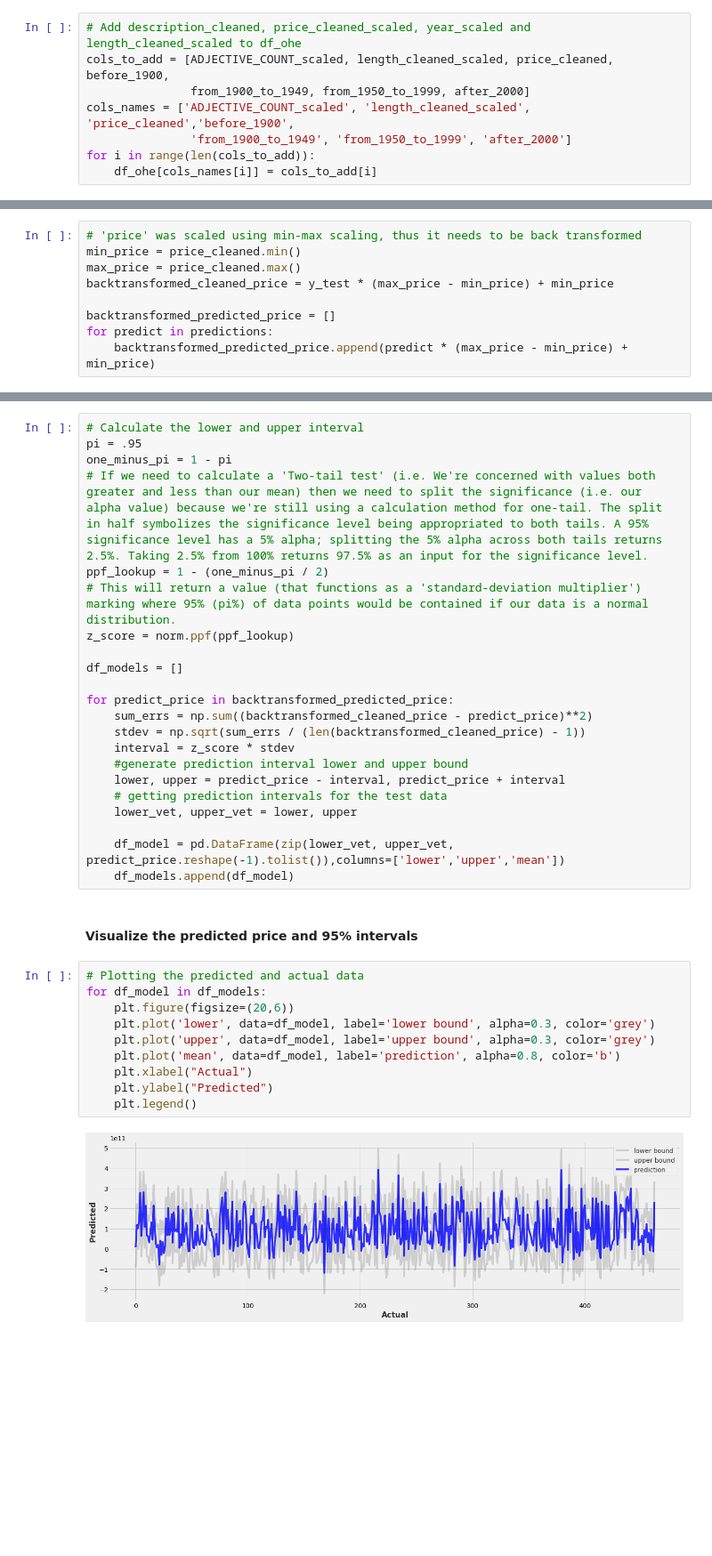
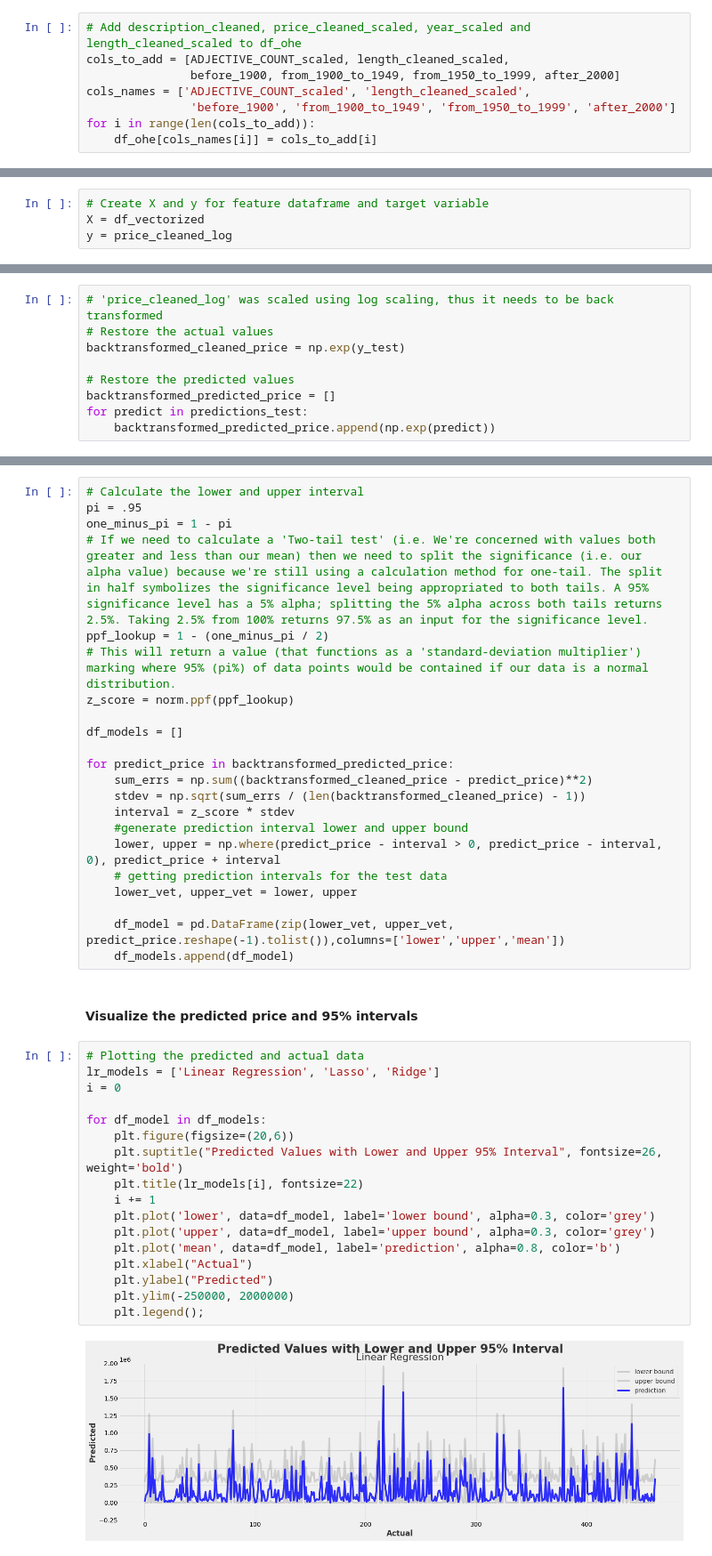
Before and after one commit to momogure/1_predict_ship_price, a Jupyter notebook: ship_price_prediction.ipynb, the cells around one changed output, grey strips where cells are left out. Shown at 89% size. Drawn from its saved outputs; the diff is of its cells as text; blank space fills up the shorter version.

```diff
--- a/ship_price_prediction.ipynb
+++ b/ship_price_prediction.ipynb
@@ -725,9 +789,9 @@ df_ohe.drop(' before_1900', axis=1, inplace=True)
 # %%
 # Add description_cleaned, price_cleaned_scaled, year_scaled and length_cleaned_scaled to df_ohe
-cols_to_add = [ADJECTIVE_COUNT_scaled, length_cleaned_scaled, price_cleaned, before_1900,
-               from_1900_to_1949, from_1950_to_1999, after_2000]
-cols_names = ['ADJECTIVE_COUNT_scaled', 'length_cleaned_scaled', 'price_cleaned','before_1900',
-               'from_1900_to_1949', 'from_1950_to_1999', 'after_2000']
+cols_to_add = [ADJECTIVE_COUNT_scaled, length_cleaned_scaled,
+               before_1900, from_1900_to_1949, from_1950_to_1999, after_2000]
+cols_names = ['ADJECTIVE_COUNT_scaled', 'length_cleaned_scaled',
+               'before_1900', 'from_1900_to_1949', 'from_1950_to_1999', 'after_2000']
 for i in range(len(cols_to_add)):
     df_ohe[cols_names[i]] = cols_to_add[i]
 # %%
@@ -815,3 +877,7 @@ y = df_vectorized['price_cleaned']
+# %%
+# Create X and y for feature dataframe and target variable
+X = df_vectorized
+y = price_cleaned_log
 # %%
 # Split the data into train and test datasets
 X_train, X_test, y_train, y_test = train_test_split(X, y, random_state=123)
@@ -925,14 +1019,14 @@ from scipy.stats import norm
 # %% [markdown]
 #### Back transform scaled price
 # %%
-# 'price' was scaled using min-max scaling, thus it needs to be back transformed
-min_price = price_cleaned.min()
-max_price = price_cleaned.max()
-backtransformed_cleaned_price = y_test * (max_price - min_price) + min_price
+# 'price_cleaned_log' was scaled using log scaling, thus it needs to be back transformed
+# Restore the actual values
+backtransformed_cleaned_price = np.exp(y_test)
 
+# Restore the predicted values
 backtransformed_predicted_price = []
-for predict in predictions:
-    backtransformed_predicted_price.append(predict * (max_price - min_price) + min_price)
+for predict in predictions_test:
+    backtransformed_predicted_price.append(np.exp(predict))
 # %% [markdown]
 #### Calculate lower and upper boundary of 95% confidence interval
 # %%
@@ -951,7 +1045,7 @@ for predict_price in backtransformed_predicted_price:
     stdev = np.sqrt(sum_errs / (len(backtransformed_cleaned_price) - 1))
     interval = z_score * stdev
     #generate prediction interval lower and upper bound
-    lower, upper = predict_price - interval, predict_price + interval
+    lower, upper = np.where(predict_price - interval > 0, predict_price - interval, 0), predict_price + interval
     # getting prediction intervals for the test data
     lower_vet, upper_vet = lower, upper
 
@@ -961,13 +1055,20 @@ for predict_price in backtransformed_predicted_price:
 #### Visualize the predicted price and 95% intervals
 # %%
 # Plotting the predicted and actual data
+lr_models = ['Linear Regression', 'Lasso', 'Ridge']
+i = 0
+
 for df_model in df_models:
     plt.figure(figsize=(20,6))
+    plt.suptitle("Predicted Values with Lower and Upper 95% Interval", fontsize=26, weight='bold')
+    plt.title(lr_models[i], fontsize=22)
+    i += 1
     plt.plot('lower', data=df_model, label='lower bound', alpha=0.3, color='grey')
     plt.plot('upper', data=df_model, label='upper bound', alpha=0.3, color='grey')
     plt.plot('mean', data=df_model, label='prediction', alpha=0.8, color='b')
     plt.xlabel("Actual")
     plt.ylabel("Predicted")
-    plt.legend()
+    plt.ylim(-250000, 2000000)
+    plt.legend();
 # %% [output]
-[figure, old version]
+[figure, new version]
```
Also changed, not shown: parts of 42 cells of this notebook, 3 other files.
